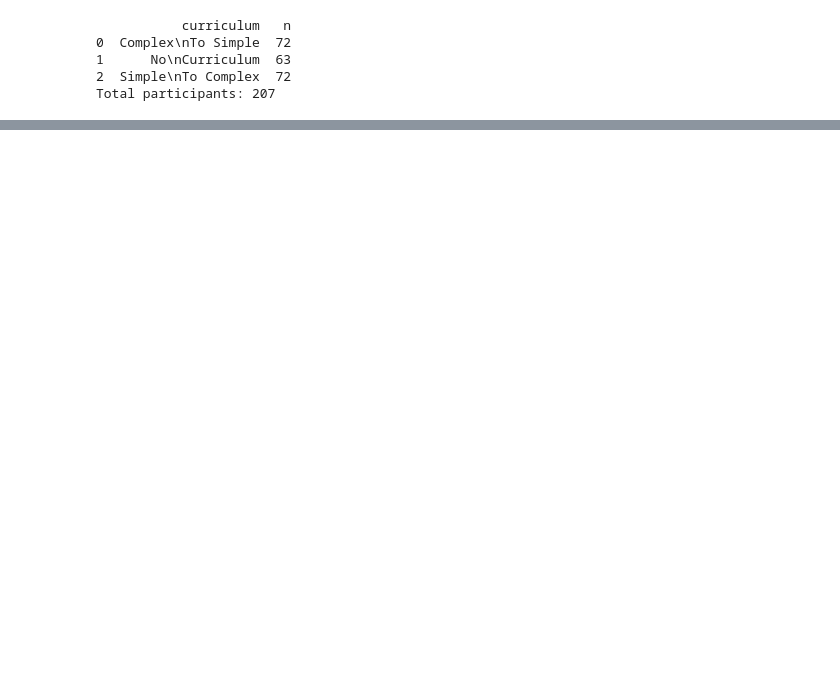
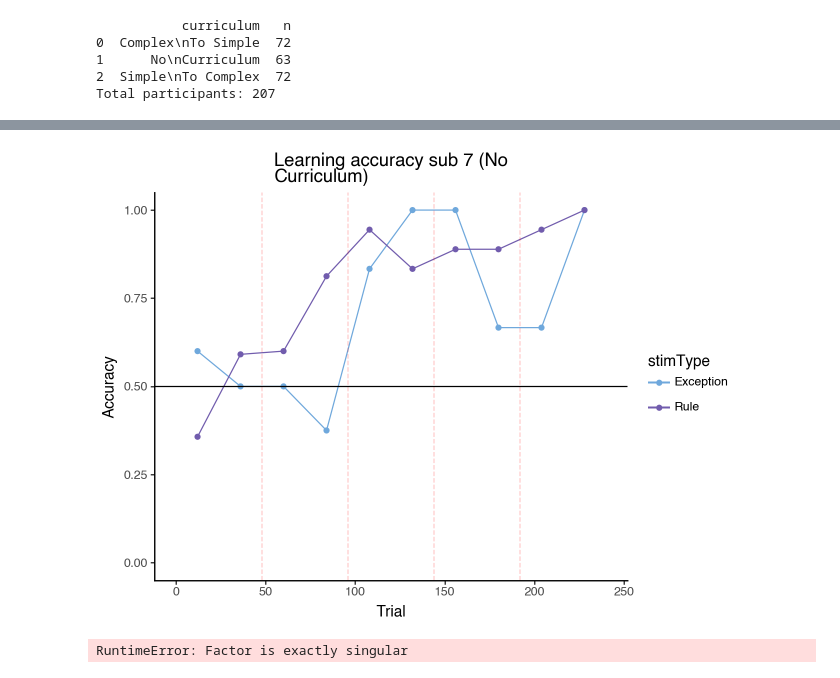
Before and after one commit to licezhang/curriculum_unlearning, a Jupyter notebook: analysis/experiment1.ipynb, the cells around one changed output, grey strips where cells are left out. Drawn from its saved outputs; the diff is of its cells as text; code cells hidden in the pictures; blank space fills up the shorter version.

```diff
--- a/analysis/experiment1.ipynb
+++ b/analysis/experiment1.ipynb
@@ -120 +118,18 @@ df_learning['total_trial_num'] = (
 df_learning[df_learning['curriculum'] == "No\nCurriculum"].to_csv('data/exp1_learning_control.csv', index=False)
+# %%
+import psytrack as psy
+
+no_curr = df_learning[df_learning['curriculum'] == "No\nCurriculum"]
+
+# TODO: drop nas for timeout etc
+no_curr['x1'] = no_curr['stimuli'].map(lambda x: (int(x[0])-0.5)*2)
+no_curr['x2'] = no_curr['stimuli'].map(lambda x: (int(x[1])-0.5)*2)
+no_curr['x3'] = no_curr['stimuli'].map(lambda x: (int(x[2])-0.5)*2)
+no_curr['x1x2'] = no_curr.apply(lambda x: x['x1'] * x['x2'], axis=1)
+no_curr['x1x3'] = no_curr.apply(lambda x: x['x1'] * x['x3'], axis=1)
+no_curr['x2x3'] = no_curr.apply(lambda x: x['x2'] * x['x3'], axis=1)
+no_curr['x1x2x3'] = no_curr.apply(lambda x: x['x1'] * x['x2'] * x['x3'], axis=1)
+no_curr['correctResponse'] = no_curr['correctResponse'].astype(int)
+no_curr['simple_rule'] = no_curr.apply(lambda x: 0 if x['stimType']=='Exception' else (x['correctResponse']-0.5)*2, axis=1)
+no_curr['exception'] = no_curr.apply(lambda x: 0 if x['stimType']=='Rule' else (x['correctResponse']-0.5)*2, axis=1)
+no_curr
@@ -121,3 +167,57 @@ df_learning[df_learning['curriculum'] == "No\nCurriculum"].to_csv('data/exp1_lea
+# %%
+subject_id = 7
+curriculum = df[df['subjectId']==subject_id].iloc[0]['curriculum']
+
+# Filter learning trials for that subject
+df_sub = no_curr[(df['taskPart'] == 'learning') & (df['subjectId'] == subject_id)].copy()
+
+# Per-subject accuracy per bin
+summary = (
+    df_sub
+    .groupby(['stimType', 'bin', 'bin_mid'], as_index=False)
+    .agg(acc=('correct', 'mean'))
+)
+
+# Build the plot
+p = (
+    ggplot(summary, aes(x='bin_mid', y='acc', color='stimType', group='stimType'))
+    + geom_line()
+    + geom_point()
+    + (geom_vline(mapping=aes(xintercept='x'), data=vline_df, color='red', linetype='dashed', alpha=0.2) if not vline_df.empty else 0)
+    + geom_hline(yintercept=0.5, linetype='solid', color='black', alpha=1)
+    + labs(x='Trial', y='Accuracy')
+    + scale_x_continuous(limits=(0, max_trial))
+    + scale_y_continuous(limits=(0, 1))
+    + scale_color_manual(values=stimColors)
+    + theme_classic()
+    + theme(axis_text_x=element_text(rotation=0, ha='center'))
+    + ggtitle(f"Learning accuracy sub {subject_id} ({curriculum})")
+)
+
+p
+# %% [output]
+[figure, added]
+# %%
+weights = {'bias': 1,
+           's1': 1,}
+
+# It is often useful to have the total number of weights K in your model
+K = np.sum([weights[i] for i in weights.keys()])
+
+hyper= {'sigInit': 2**4.,      # Set to a single, large value for all weights. Will not be optimized further.
+        'sigma': [2**-4.]*K,   # Each weight will have it's own sigma optimized, but all are initialized the same
+        'sigDay': None}        # Indicates that session boundaries will be ignored in the optimization
+
+optList = ['sigma']
+
+inputs_dict = {'s1': np.array(df_sub[['x2']]), 's2': np.array(df_sub[['exception']])}
+y = np.asarray(df_sub['responseCoded'].astype(float) + 1, dtype=np.float64)
+D = {'y': y, 'inputs': inputs_dict}
+
+hyp, evd, wMode, hess_info = psy.hyperOpt(D, hyper, weights, optList)
+psy.plot_weights(wMode, weights)
+# %% [output]
+RuntimeError: Factor is exactly singular
 # %%
 # Plot test-phase accuracy by curriculum and stimType
 
```
Also changed, not shown: parts of 6 cells of this notebook.
